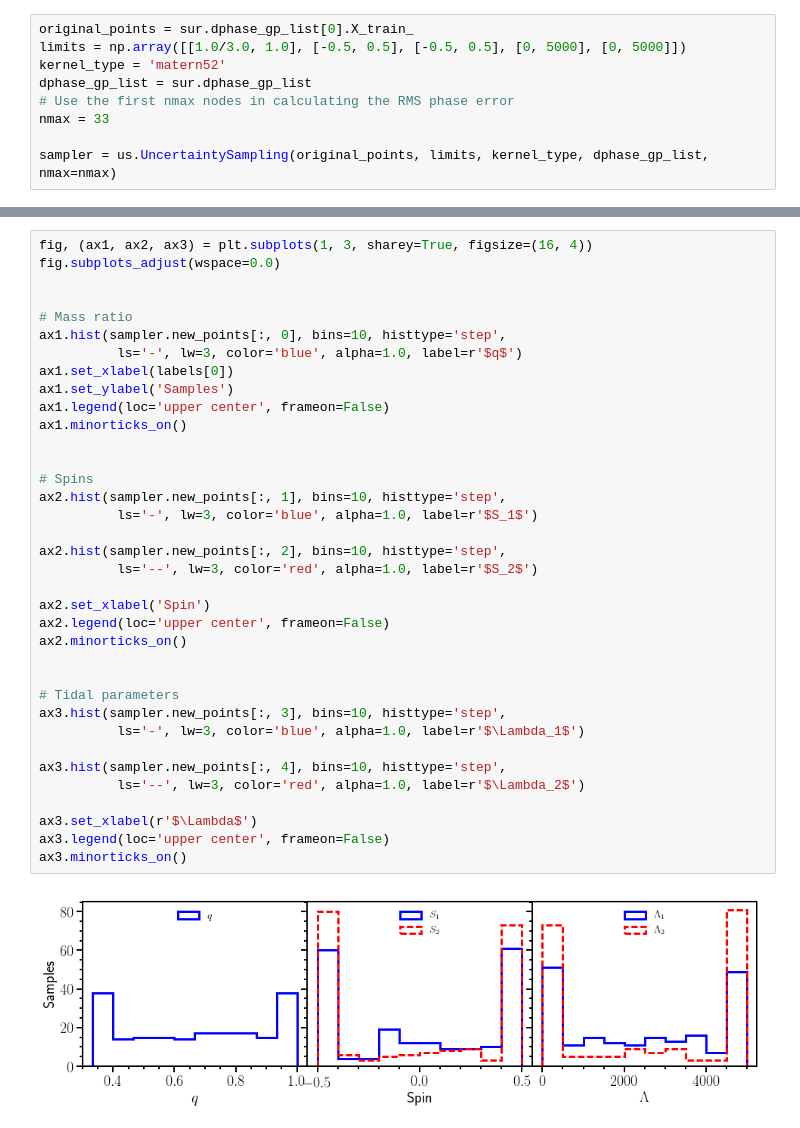
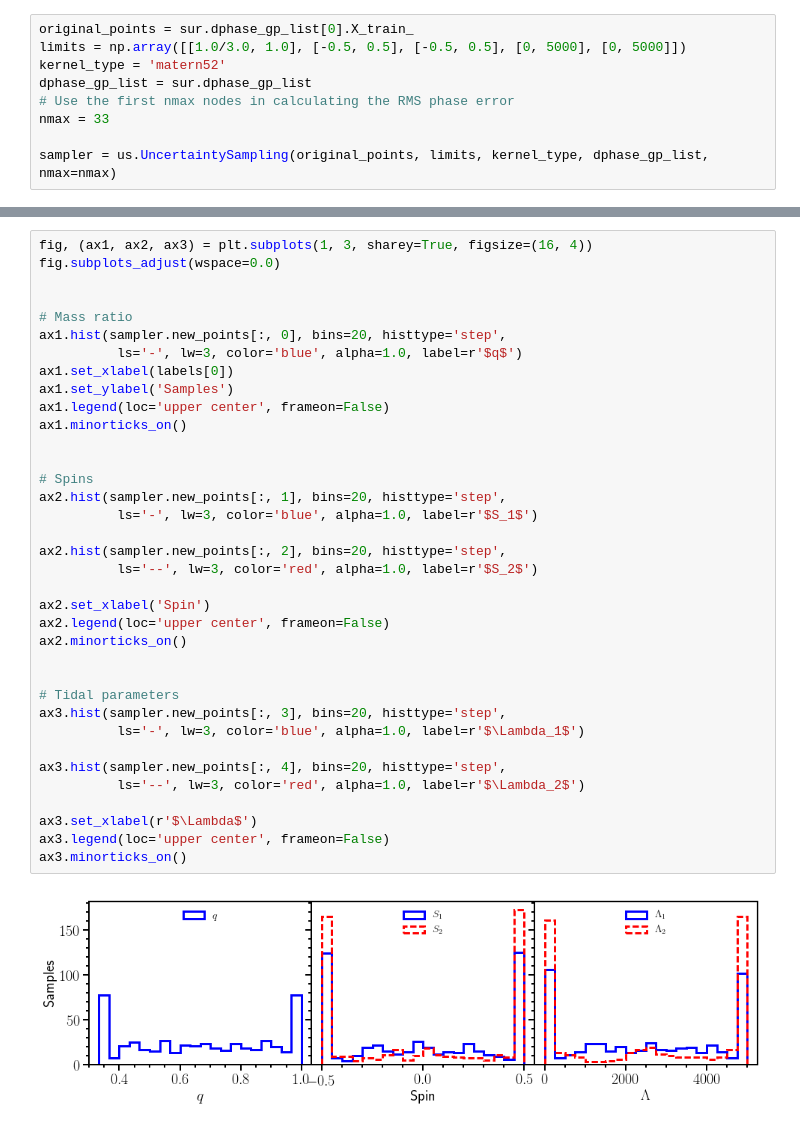
Before and after one commit to benjaminlackey/gpsurrogate, a Jupyter notebook: notebooks/EOB/UncertaintySampling.ipynb, the cells around one changed output, grey strips where cells are left out. Drawn from its saved outputs; the diff is of its cells as text.

```diff
--- a/notebooks/EOB/UncertaintySampling.ipynb
+++ b/notebooks/EOB/UncertaintySampling.ipynb
@@ -223,36 +223,36 @@ fig, (ax1, ax2, ax3) = plt.subplots(1, 3, sharey=True, figsize=(16, 4))
 fig.subplots_adjust(wspace=0.0)
 
 
 # Mass ratio
-ax1.hist(sampler.new_points[:, 0], bins=10, histtype='step',
+ax1.hist(sampler.new_points[:, 0], bins=20, histtype='step',
           ls='-', lw=3, color='blue', alpha=1.0, label=r'$q$')
 ax1.set_xlabel(labels[0])
 ax1.set_ylabel('Samples')
 ax1.legend(loc='upper center', frameon=False)
 ax1.minorticks_on()
 
 
 # Spins
-ax2.hist(sampler.new_points[:, 1], bins=10, histtype='step',
+ax2.hist(sampler.new_points[:, 1], bins=20, histtype='step',
           ls='-', lw=3, color='blue', alpha=1.0, label=r'$S_1$')
 
-ax2.hist(sampler.new_points[:, 2], bins=10, histtype='step',
+ax2.hist(sampler.new_points[:, 2], bins=20, histtype='step',
           ls='--', lw=3, color='red', alpha=1.0, label=r'$S_2$')
 
 ax2.set_xlabel('Spin')
 ax2.legend(loc='upper center', frameon=False)
 ax2.minorticks_on()
 
 
 # Tidal parameters
-ax3.hist(sampler.new_points[:, 3], bins=10, histtype='step',
+ax3.hist(sampler.new_points[:, 3], bins=20, histtype='step',
           ls='-', lw=3, color='blue', alpha=1.0, label=r'$\Lambda_1$')
 
-ax3.hist(sampler.new_points[:, 4], bins=10, histtype='step',
+ax3.hist(sampler.new_points[:, 4], bins=20, histtype='step',
           ls='--', lw=3, color='red', alpha=1.0, label=r'$\Lambda_2$')
 
 ax3.set_xlabel(r'$\Lambda$')
 ax3.legend(loc='upper center', frameon=False)
 ax3.minorticks_on()
 # %% [output]
-[figure, old version]
+[figure, new version]
```
Also changed, not shown: parts of 6 cells of this notebook, 3 other files.
